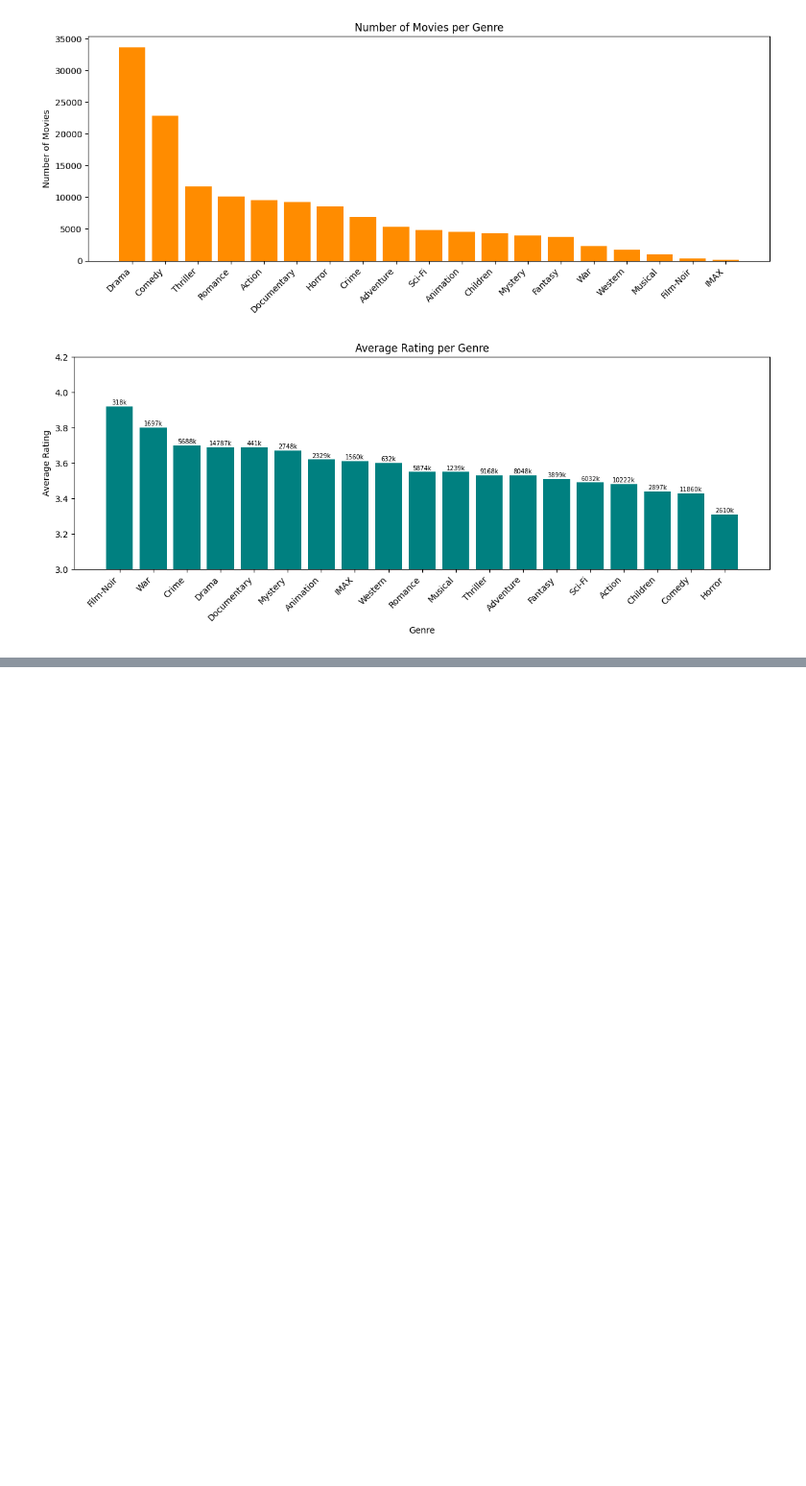
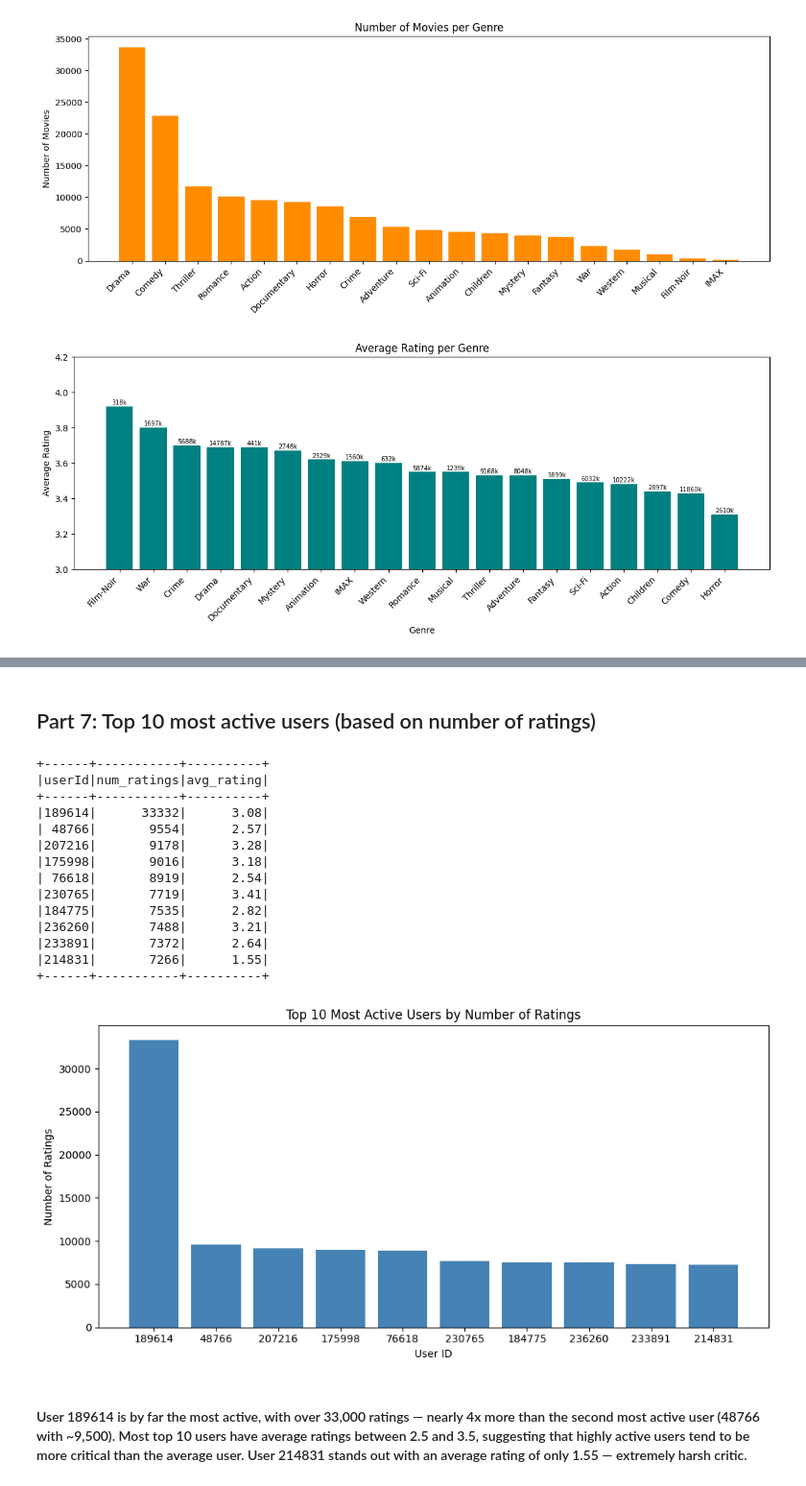
Before and after one commit to alexpanayi474/DSC511-MovieLens-Project, a Jupyter notebook: DSC_511_MovieLens.ipynb, the cells around one changed output, grey strips where cells are left out. Shown at 96% size. Cells and saved outputs as stored; diff of their text form; code cells hidden in the pictures; blank space fills up the shorter version.

```diff
--- a/DSC_511_MovieLens.ipynb
+++ b/DSC_511_MovieLens.ipynb
@@ -520,0 +584,43 @@ plt.show()
+# %% [markdown]
+## Part 7: Top 10 most active users (based on number of ratings)
+# %%
+# ---- 4. Top 10 Most Active Users ----
+from pyspark.sql.functions import col
+
+# Get top 10 users by number of ratings given
+top10_users = movies_ratings_merged.groupBy("userId") \
+                                   .agg(count("rating").alias("num_ratings"),
+                                        round(avg("rating"), 2).alias("avg_rating")) \
+                                   .orderBy("num_ratings", ascending=False) \
+                                   .limit(10)
+
+top10_users.show()
+
+# Plot top 10 most active users
+top10_pd = top10_users.toPandas()
+
+plt.figure(figsize=(10, 5))
+plt.bar(top10_pd["userId"].astype(str), top10_pd["num_ratings"], color="steelblue")
+plt.title("Top 10 Most Active Users by Number of Ratings")
+plt.xlabel("User ID")
+plt.ylabel("Number of Ratings")
+plt.tight_layout()
+plt.show()
+# %% [output]
++------+-----------+----------+
+|userId|num_ratings|avg_rating|
++------+-----------+----------+
+|189614|      33332|      3.08|
+| 48766|       9554|      2.57|
+|207216|       9178|      3.28|
+|175998|       9016|      3.18|
+| 76618|       8919|      2.54|
+|230765|       7719|      3.41|
+|184775|       7535|      2.82|
+|236260|       7488|      3.21|
+|233891|       7372|      2.64|
+|214831|       7266|      1.55|
++------+-----------+----------+
+[figure, added]
+# %% [markdown]
+#### User 189614 is by far the most active, with over 33,000 ratings — nearly 4x   more than the second most active user (48766 with ~9,500). Most top 10 users have average ratings between 2.5 and 3.5, suggesting that highly active users tend to be more critical than the average user. User 214831 stands out with an average rating of only 1.55 — extremely harsh critic.
```
Also changed, not shown: parts of 7 cells of this notebook.
